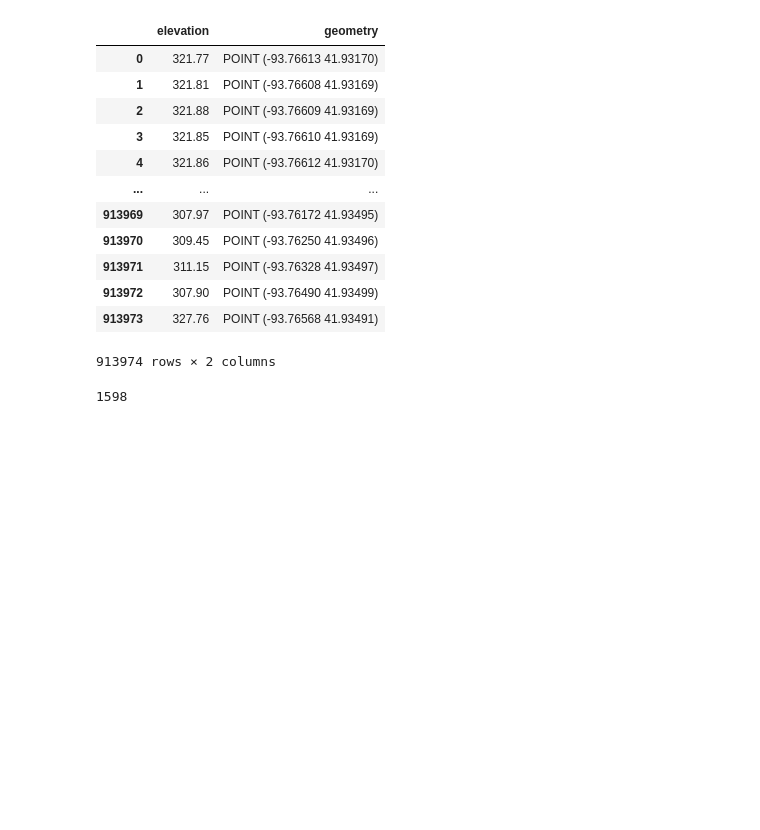
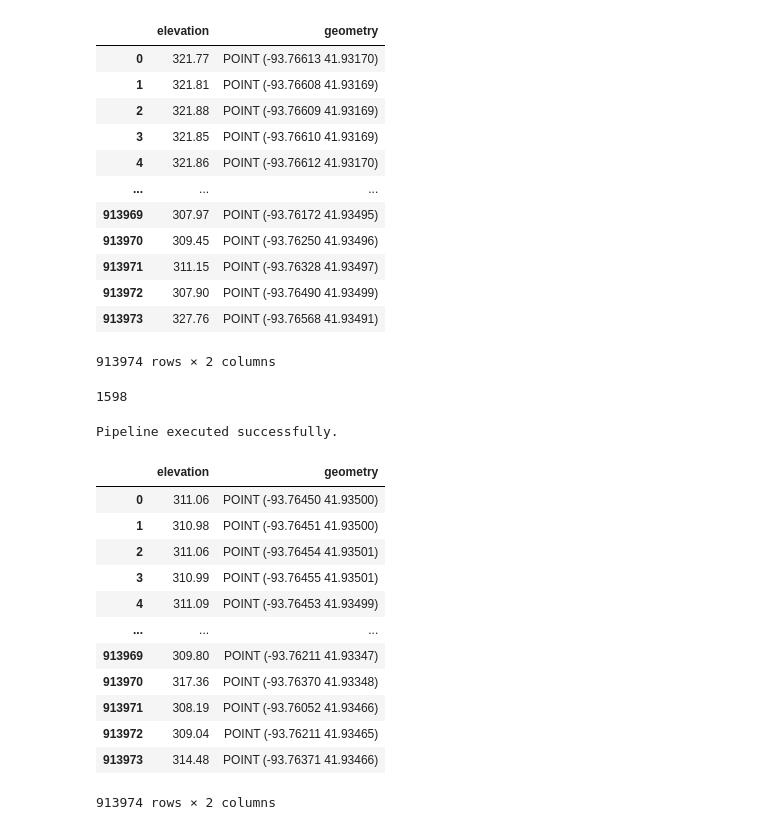
Before and after one commit to sel6/USGS-LIDAR, a Jupyter notebook: notebooks/excercise.ipynb, the cells around one changed output. Saved outputs shown, nothing was run; the diff lists cells and outputs as text; code cells hidden in the pictures; blank space fills up the shorter version.

```diff
--- a/notebooks/excercise.ipynb
+++ b/notebooks/excercise.ipynb
@@ -66,11 +66,21 @@ class UsgsLidar:
 
         return pipeline
 
-    def create_gpd_df(self, epsg):
+    def execute_pipeline(self, polygon: Polygon, epsg=4326, region: str = "IA_FullState"):
+
+        pipeline = self.fetch_pipeline(region, polygon)
+
         try:
-            pipe = US.fetch_pipeline(region, polygon)
-            pipe.execute()
+            pipeline.execute()
+            print(f'Pipeline executed successfully.')
+            return pipeline
+        except RuntimeError as e:
+            print('Pipeline execution failed')
+            print(e)
 
+
+    def create_gpd_df(self, epsg, pipe):
+        try:
             cloud = []
             elevations =[]
             geometry=[]
@@ -88,6 +98,10 @@ class UsgsLidar:
             return gpd_df
         except RuntimeError as e:
             print(e)
+
+    def fetch_region_data(self, polygon: Polygon, epsg=4326):
+        pipeline = self.execute_pipeline(polygon, epsg)
+        return self.create_gpd_df(epsg, pipeline)
 
     def read_txt(self, txt_path) -> list:
         try:
@@ -108,6 +122,7 @@ class UsgsLidar:
           return (location[:match.start() - 1], location[match.start():match.end()])
         else:
           return (location, None)
+
 
     def fetch_metadata(self):
 
@@ -164,3 +178,20 @@ files = US.read_txt("../data/filenames.txt")
 len(files)
 # %% [output]
 1598
+# %%
+US.fetch_region_data(polygon)
+# %% [output]
+Pipeline executed successfully.
+|  | elevation | geometry |
+| 0 | 311.06 | POINT (-93.76450 41.93500) |
+| 1 | 310.98 | POINT (-93.76451 41.93500) |
+| 2 | 311.06 | POINT (-93.76454 41.93501) |
+| 3 | 310.99 | POINT (-93.76455 41.93501) |
+| 4 | 311.09 | POINT (-93.76453 41.93499) |
+| ... | ... | ... |
+| 913969 | 309.80 | POINT (-93.76211 41.93347) |
+| 913970 | 317.36 | POINT (-93.76370 41.93348) |
+| 913971 | 308.19 | POINT (-93.76052 41.93466) |
+| 913972 | 309.04 | POINT (-93.76211 41.93465) |
+| 913973 | 314.48 | POINT (-93.76371 41.93466) |
+913974 rows × 2 columns
```
Also changed, not shown: parts of 2 cells of this notebook.
